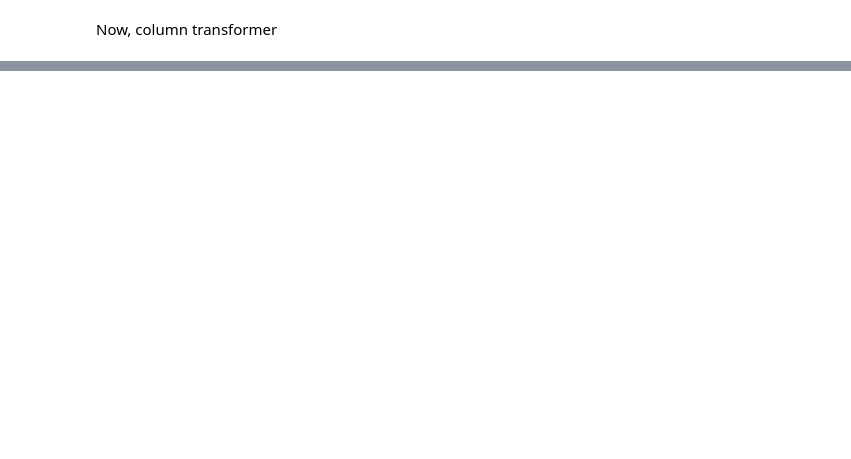
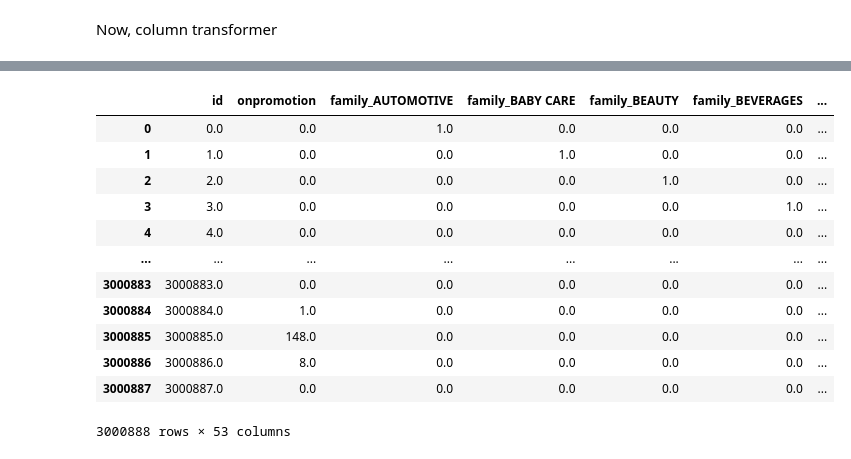
Before and after one commit to saraprettyman/Machine_Learning_Financial_Forcasting, a Jupyter notebook: preprocessing.ipynb, the cells around one changed output, grey strips where cells are left out. Drawn from its saved outputs; the diff is of its cells as text; code cells hidden in the pictures; blank space fills up the shorter version.

Commit message:
preprocessing update, adding column names

```diff
--- a/preprocessing.ipynb
+++ b/preprocessing.ipynb
@@ -154,10 +184,13 @@ passthrough_features = ['id', 'onpromotion']
 # %% [markdown]
 Now, column transformer
 # %%
+categorical_transformer = OneHotEncoder(handle_unknown="ignore", sparse_output=False)
+binary_transformer = OneHotEncoder(drop="if_binary", dtype=int)
+
 preprocessor = make_column_transformer(
-    (OneHotEncoder(handle_unknown="ignore", sparse_output=False), categorical_features),
-    (OneHotEncoder(drop="if_binary", dtype=int), binary_features),
-    ('passthrough', passthrough_features)
+    ('passthrough', passthrough_features),
+    (categorical_transformer, categorical_features),
+    (binary_transformer, binary_features)
 )
 # %%
 # Preprocess training data
@@ -165,0 +201,6 @@ transformed = preprocessor.fit_transform(X_train)
+# %%
+column_names = passthrough_features + list(
+    preprocessor.named_transformers_["onehotencoder-1"].get_feature_names_out(categorical_features)) + list(
+    preprocessor.named_transformers_["onehotencoder-2"].get_feature_names_out(binary_features))
+
+column_names
@@ -165,0 +225,16 @@ transformed = preprocessor.fit_transform(X_train)
+# %%
+pd.DataFrame(transformed, columns=column_names)
+# %% [output]
+|  | id | onpromotion | family_AUTOMOTIVE | family_BABY CARE | family_BEAUTY | family_BEVERAGES | ... |
+| 0 | 0.0 | 0.0 | 1.0 | 0.0 | 0.0 | 0.0 | ... |
+| 1 | 1.0 | 0.0 | 0.0 | 1.0 | 0.0 | 0.0 | ... |
+| 2 | 2.0 | 0.0 | 0.0 | 0.0 | 1.0 | 0.0 | ... |
+| 3 | 3.0 | 0.0 | 0.0 | 0.0 | 0.0 | 1.0 | ... |
+| 4 | 4.0 | 0.0 | 0.0 | 0.0 | 0.0 | 0.0 | ... |
+| ... | ... | ... | ... | ... | ... | ... | ... |
+| 3000883 | 3000883.0 | 0.0 | 0.0 | 0.0 | 0.0 | 0.0 | ... |
+| 3000884 | 3000884.0 | 1.0 | 0.0 | 0.0 | 0.0 | 0.0 | ... |
+| 3000885 | 3000885.0 | 148.0 | 0.0 | 0.0 | 0.0 | 0.0 | ... |
+| 3000886 | 3000886.0 | 8.0 | 0.0 | 0.0 | 0.0 | 0.0 | ... |
+| 3000887 | 3000887.0 | 0.0 | 0.0 | 0.0 | 0.0 | 0.0 | ... |
+3000888 rows × 53 columns
```
Also changed, not shown: parts of 14 cells of this notebook.
